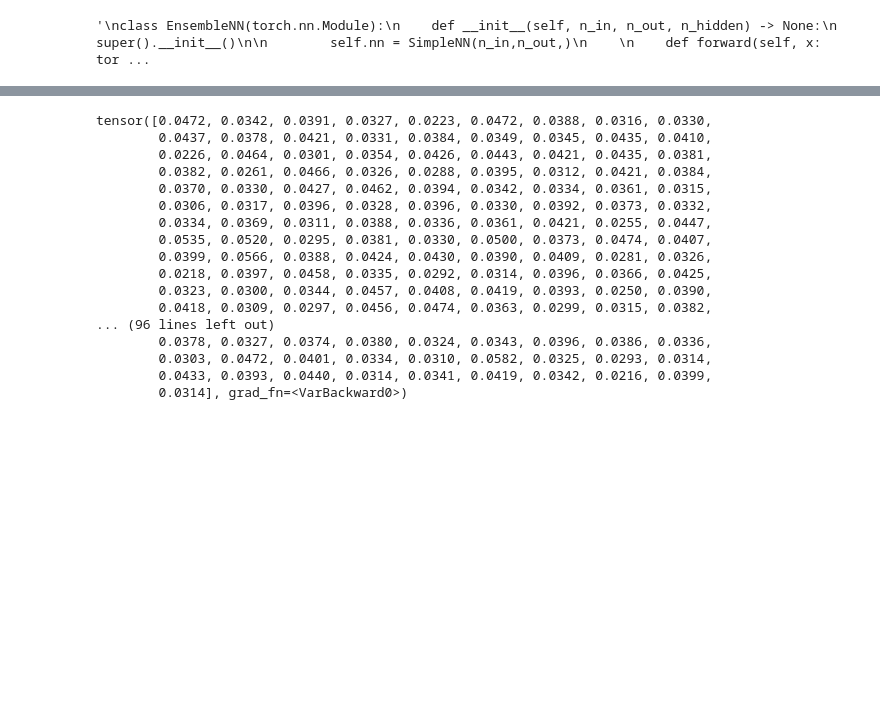
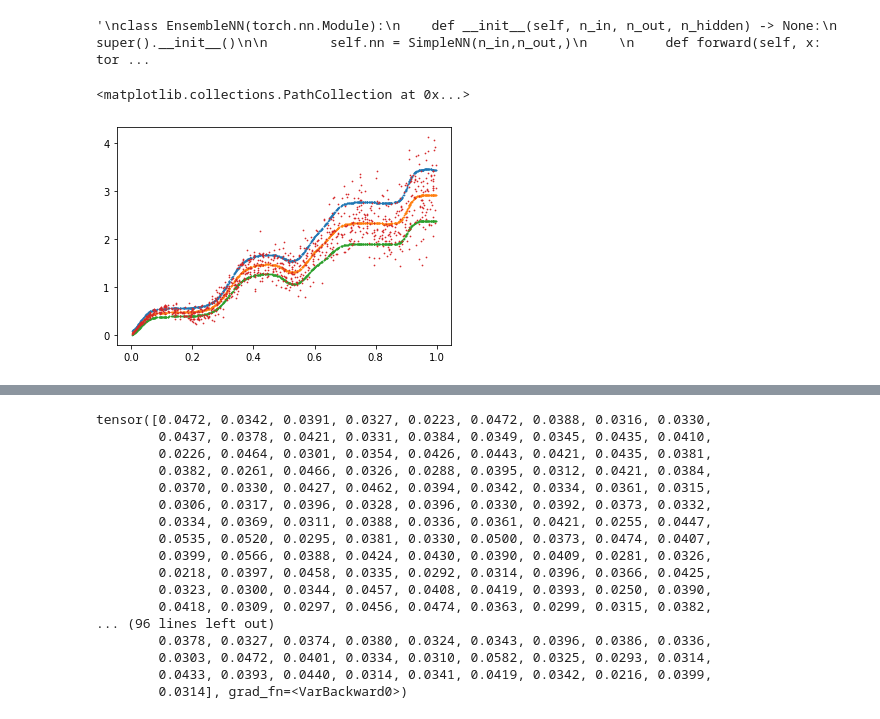
Before and after one commit to Luthaf/alchemical-learning, a Jupyter notebook: ensemble_losses.ipynb, the cells around one changed output, grey strips where cells are left out. Cells and saved outputs as stored; diff of their text form; code cells hidden in the pictures; blank space fills up the shorter version.

```diff
--- a/ensemble_losses.ipynb
+++ b/ensemble_losses.ipynb
@@ -473,6 +500,20 @@ for e in range(5000): #0000):
     optimizer.zero_grad()
     l.backward()
     optimizer.step()
+# %%
+model.eval()
+y_pred, y_var = model(x, mask)
+
+plt.scatter(x,y_pred.detach().numpy()+torch.sqrt(y_var).detach().numpy(), s=0.5)
+
+plt.scatter(x,y_pred.detach().numpy(),s=0.5)
+#plt.scatter(x,y_wo_noise,s=0.5)
+plt.scatter(x,y_pred.detach().numpy()-torch.sqrt(y_var).detach().numpy(), s=0.5)
+#plt.scatter(x,y_pred.detach().numpy()-torch.sqrt(y_var).detach().numpy(), s=0.5)
+plt.scatter(x,y_w_noise_hetero,s=0.5)
+# %% [output]
+<matplotlib.collections.PathCollection at 0x...>
+[figure, added]
 # %%
 loss = torch.nn.GaussianNLLLoss(eps=1e-04) #
 loss_2 = torch.nn.GaussianNLLLoss(eps=1e-04)
```
Also changed, not shown: parts of 10 cells of this notebook.
